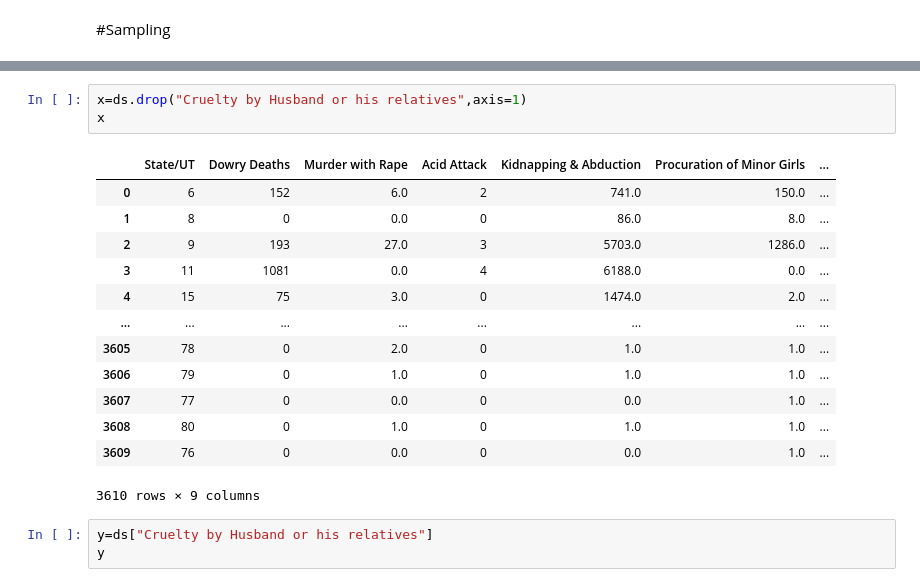
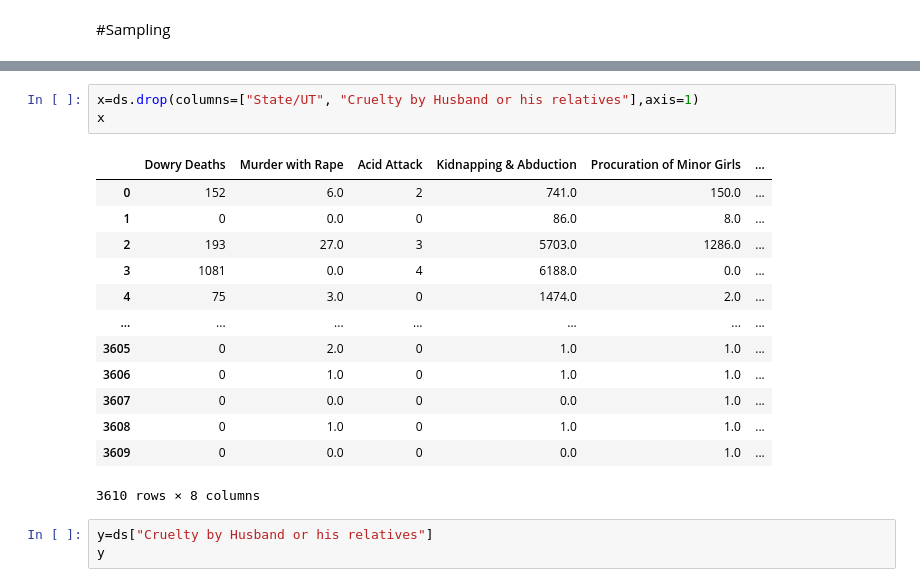
Before and after one commit to SoumyaBabu99/ML-Final, a Jupyter notebook: crime_against_women_(Final)sample.ipynb, the cells around one changed output, grey strips where cells are left out. Cells and saved outputs as stored; diff of their text form.

```diff
--- a/crime_against_women_(Final)sample.ipynb
+++ b/crime_against_women_(Final)sample.ipynb
@@ -260,20 +309,20 @@ ax.pie(sizes, labels=labels,explode=explode)
 # %%
-x=ds.drop("Cruelty by Husband or his relatives",axis=1)
+x=ds.drop(columns=["State/UT", "Cruelty by Husband or his relatives"],axis=1)
 x
 # %% [output]
-|  | State/UT | Dowry Deaths | Murder with Rape | Acid Attack | Kidnapping & Abduction | Procuration of Minor Girls | ... |
-| 0 | 6 | 152 | 6.0 | 2 | 741.0 | 150.0 | ... |
-| 1 | 8 | 0 | 0.0 | 0 | 86.0 | 8.0 | ... |
-| 2 | 9 | 193 | 27.0 | 3 | 5703.0 | 1286.0 | ... |
-| 3 | 11 | 1081 | 0.0 | 4 | 6188.0 | 0.0 | ... |
-| 4 | 15 | 75 | 3.0 | 0 | 1474.0 | 2.0 | ... |
-| ... | ... | ... | ... | ... | ... | ... | ... |
-| 3605 | 78 | 0 | 2.0 | 0 | 1.0 | 1.0 | ... |
-| 3606 | 79 | 0 | 1.0 | 0 | 1.0 | 1.0 | ... |
-| 3607 | 77 | 0 | 0.0 | 0 | 0.0 | 1.0 | ... |
-| 3608 | 80 | 0 | 1.0 | 0 | 1.0 | 1.0 | ... |
-| 3609 | 76 | 0 | 0.0 | 0 | 0.0 | 1.0 | ... |
+|  | Dowry Deaths | Murder with Rape | Acid Attack | Kidnapping & Abduction | Procuration of Minor Girls | ... |
+| 0 | 152 | 6.0 | 2 | 741.0 | 150.0 | ... |
+| 1 | 0 | 0.0 | 0 | 86.0 | 8.0 | ... |
+| 2 | 193 | 27.0 | 3 | 5703.0 | 1286.0 | ... |
+| 3 | 1081 | 0.0 | 4 | 6188.0 | 0.0 | ... |
+| 4 | 75 | 3.0 | 0 | 1474.0 | 2.0 | ... |
+| ... | ... | ... | ... | ... | ... | ... |
+| 3605 | 0 | 2.0 | 0 | 1.0 | 1.0 | ... |
+| 3606 | 0 | 1.0 | 0 | 1.0 | 1.0 | ... |
+| 3607 | 0 | 0.0 | 0 | 0.0 | 1.0 | ... |
+| 3608 | 0 | 1.0 | 0 | 1.0 | 1.0 | ... |
+| 3609 | 0 | 0.0 | 0 | 0.0 | 1.0 | ... |
-3610 rows × 9 columns
+3610 rows × 8 columns
 # %%
 y=ds["Cruelty by Husband or his relatives"]
 y
```
Also changed, not shown: parts of 10 cells of this notebook, 1 other file.
